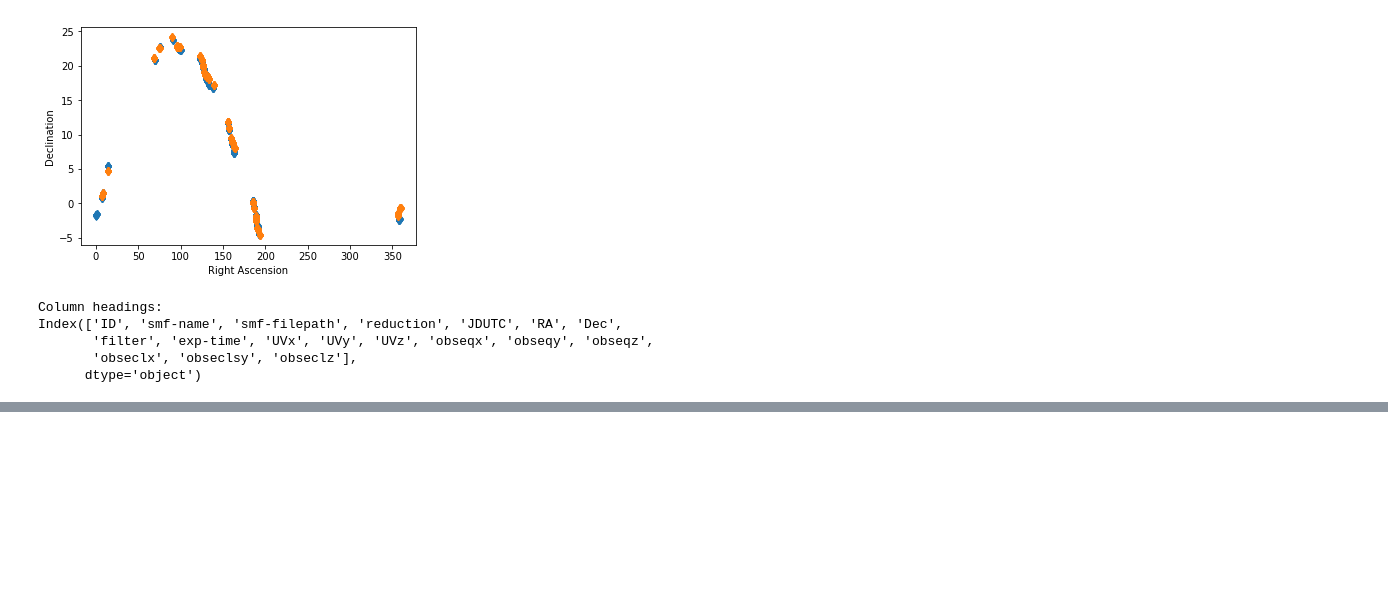
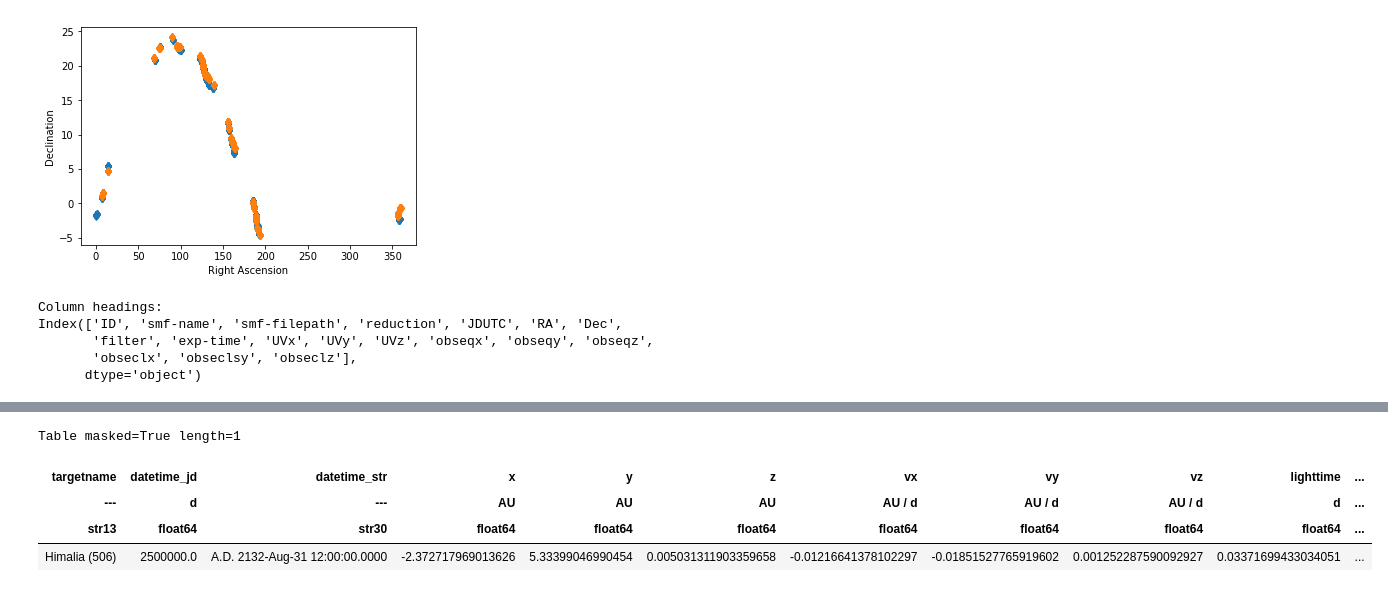
Before and after one commit to Alexandros101/Irregular-Satellites, a Jupyter notebook: ImprovingNoisePolluter.ipynb, the cells around one changed output, grey strips where cells are left out. Saved outputs shown, nothing was run; the diff lists cells and outputs as text; code cells hidden in the pictures; blank space fills up the shorter version.

```diff
--- a/ImprovingNoisePolluter.ipynb
+++ b/ImprovingNoisePolluter.ipynb
@@ -732,0 +677,9 @@ df
+# %%
+obj = Horizons(id = 'Himalia', location = 'f51', epochs = 2500000, id_type = 'majorbody')
+obj.vectors()
+# %% [output]
+Table masked=True length=1
+| targetname | datetime_jd | datetime_str | x | y | z | vx | vy | vz | lighttime | ... |
+| --- | d | --- | AU | AU | AU | AU / d | AU / d | AU / d | d | ... |
+| str13 | float64 | str30 | float64 | float64 | float64 | float64 | float64 | float64 | float64 | ... |
+| Himalia (506) | 2500000.0 | A.D. 2132-Aug-31 12:00:00.0000 | -2.372717969013626 | 5.33399046990454 | 0.005031311903359658 | -0.01216641378102297 | -0.01851527765919602 | 0.001252287590092927 | 0.03371699433034051 | ... |
```
Also changed, not shown: parts of 8 cells of this notebook, 2 other files.
